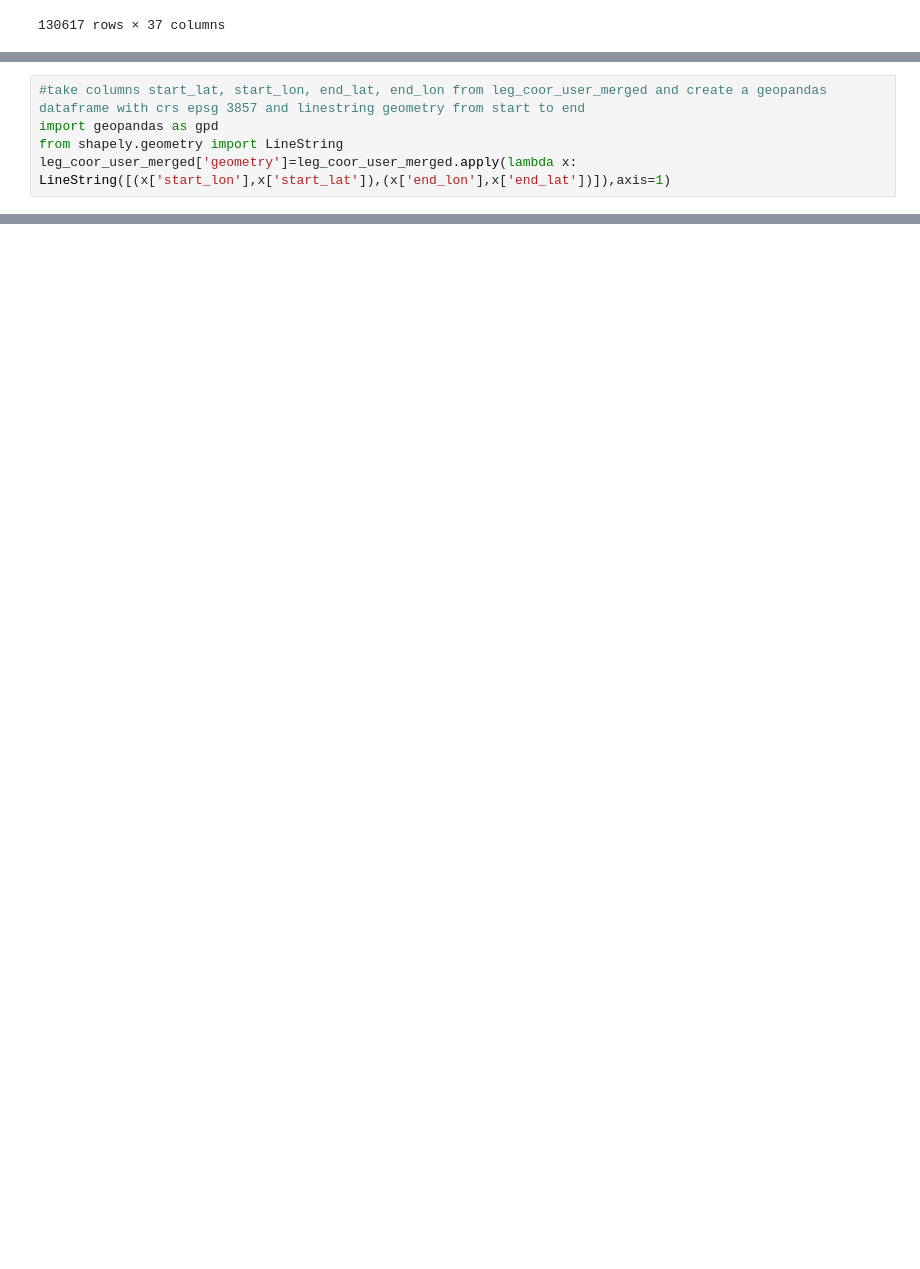
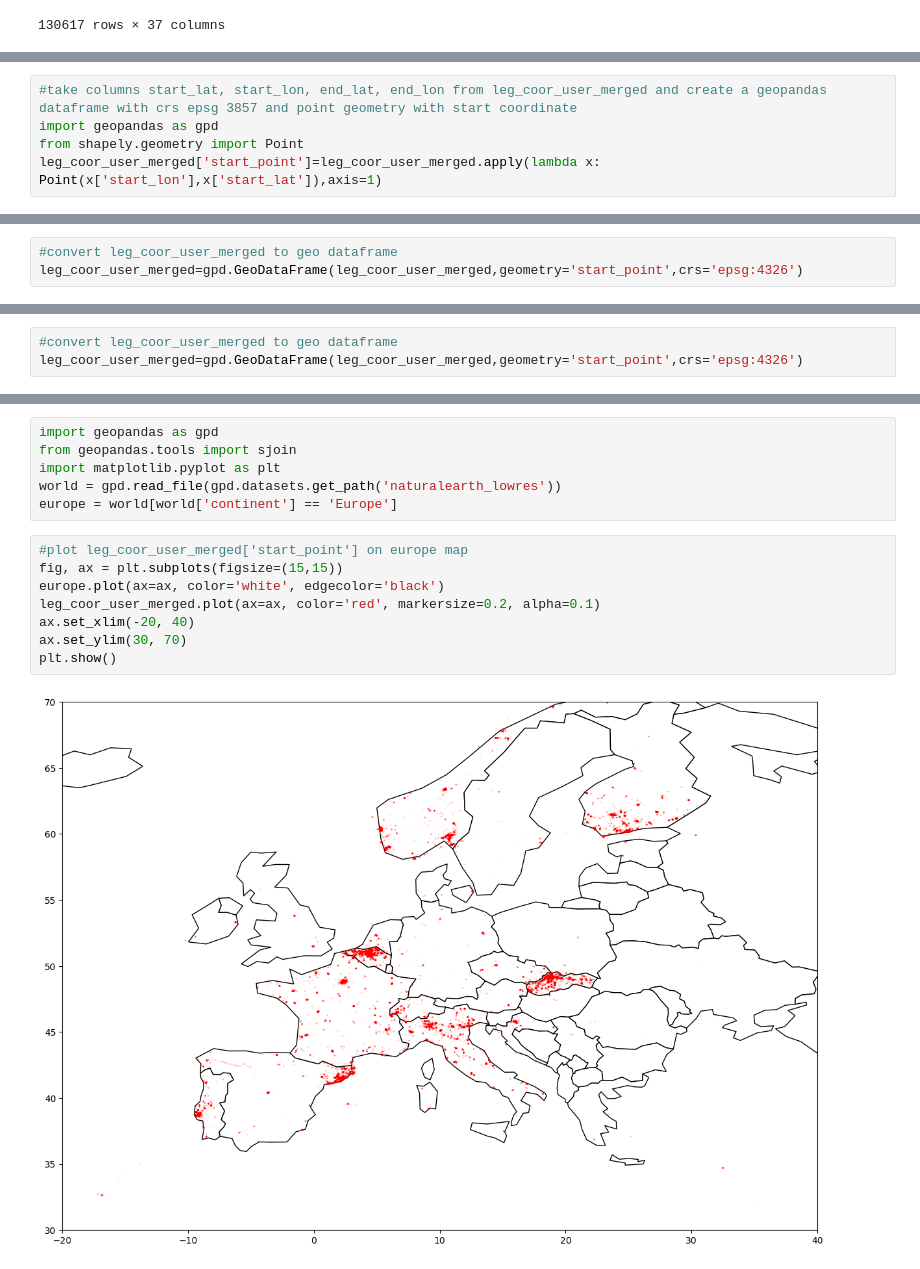
Before and after one commit to zavidos/SmartCitiesLab, a Jupyter notebook: dataset_analysis.ipynb, the cells around one changed output, grey strips where cells are left out. Cells and saved outputs as stored; diff of their text form; blank space fills up the shorter version.

```diff
--- a/dataset_analysis.ipynb
+++ b/dataset_analysis.ipynb
@@ -147,5 +164,5 @@ Name: start_lat, Length: 130617, dtype: float64
 # %%
-#take columns start_lat, start_lon, end_lat, end_lon from leg_coor_user_merged and create a geopandas dataframe with crs epsg 3857 and linestring geometry from start to end
+#take columns start_lat, start_lon, end_lat, end_lon from leg_coor_user_merged and create a geopandas dataframe with crs epsg 3857 and point geometry with start coordinate
 import geopandas as gpd
-from shapely.geometry import LineString
-leg_coor_user_merged['geometry']=leg_coor_user_merged.apply(lambda x: LineString([(x['start_lon'],x['start_lat']),(x['end_lon'],x['end_lat'])]),axis=1)
+from shapely.geometry import Point
+leg_coor_user_merged['start_point']=leg_coor_user_merged.apply(lambda x: Point(x['start_lon'],x['start_lat']),axis=1)
@@ -169,0 +169,3 @@ leg_coor_user_merged['geometry'][5].length
+# %%
+#convert leg_coor_user_merged to geo dataframe
+leg_coor_user_merged=gpd.GeoDataFrame(leg_coor_user_merged,geometry='start_point',crs='epsg:4326')
@@ -169,0 +177,3 @@ leg_coor_user_merged['geometry'][5].length
+# %%
+#convert leg_coor_user_merged to geo dataframe
+leg_coor_user_merged=gpd.GeoDataFrame(leg_coor_user_merged,geometry='start_point',crs='epsg:4326')
@@ -169,0 +185,16 @@ leg_coor_user_merged['geometry'][5].length
+# %%
+import geopandas as gpd
+from geopandas.tools import sjoin
+import matplotlib.pyplot as plt
+world = gpd.read_file(gpd.datasets.get_path('naturalearth_lowres'))
+europe = world[world['continent'] == 'Europe']
+# %%
+#plot leg_coor_user_merged['start_point'] on europe map
+fig, ax = plt.subplots(figsize=(15,15))
+europe.plot(ax=ax, color='white', edgecolor='black')
+leg_coor_user_merged.plot(ax=ax, color='red', markersize=0.2, alpha=0.1)
+ax.set_xlim(-20, 40)
+ax.set_ylim(30, 70)
+plt.show()
+# %% [output]
+[figure, added]
```
Also changed, not shown: parts of 27 cells of this notebook, 2 other files.
